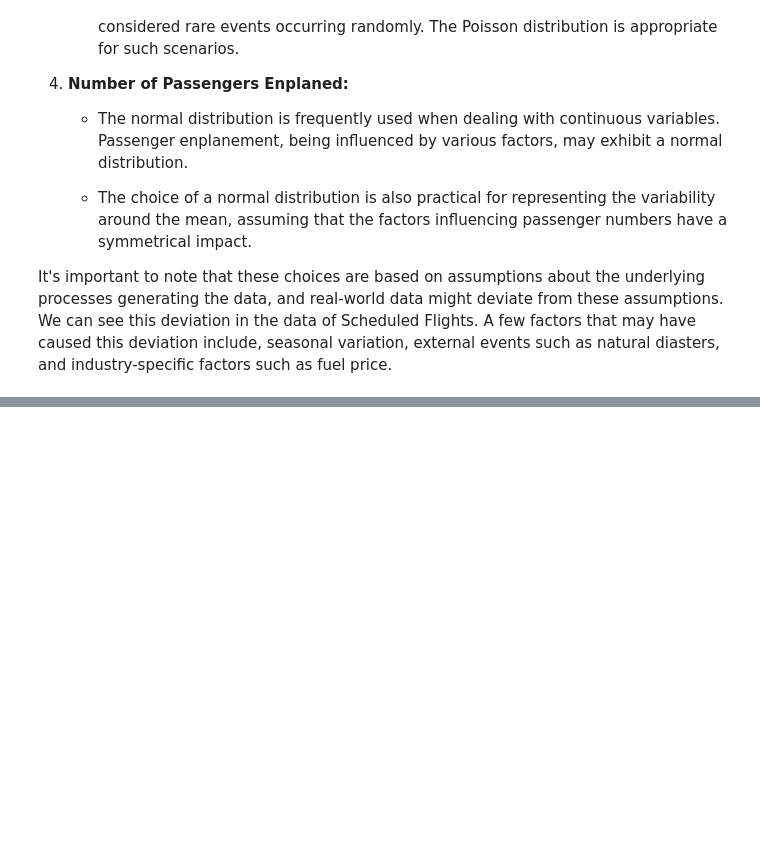
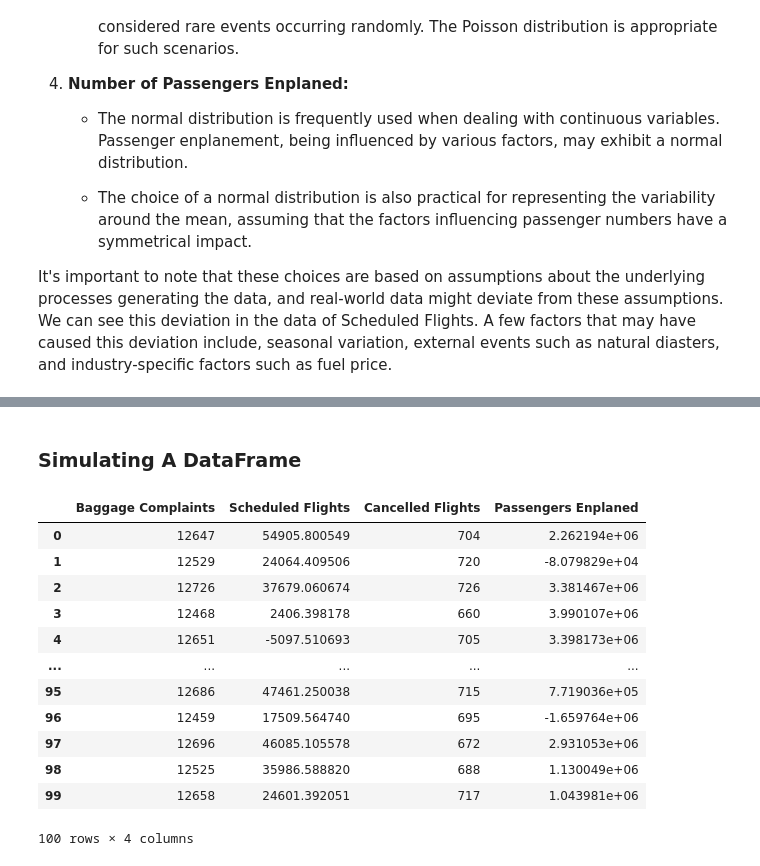
Before and after one commit to claretubs/programming-data-analysis-project, a Jupyter notebook: project1.ipynb, the cells around one changed output, grey strips where cells are left out. Saved outputs shown, nothing was run; the diff lists cells and outputs as text; code cells hidden in the pictures; blank space fills up the shorter version.

Commit message:
Simulated DataFrame

```diff
--- a/project1.ipynb
+++ b/project1.ipynb
@@ -178,0 +187,2 @@ It's important to note that these choices are based on assumptions about the und
+# %% [markdown]
+### Simulating A DataFrame
@@ -178,0 +192,35 @@ It's important to note that these choices are based on assumptions about the und
+# %%
+# Number of data points.
+num_samples = 100
+# %%
+# Simulate data for each variable with modified parameters.
+# Means and standard deviations got from existing dataset.
+baggage_complaints = np.random.poisson(lam=12613, size=num_samples)
+scheduled_flights = np.random.normal(loc=28128, scale=17092, size=num_samples)
+cancelled_flights = np.random.poisson(lam=703, size=num_samples)
+passengers_enplaned = np.random.normal(loc=2203871, scale=1788200, size=num_samples)
+# %%
+# Create a DataFrame to store the data.
+airline_data = pd.DataFrame({
+    "Baggage Complaints": baggage_complaints,
+    "Scheduled Flights": scheduled_flights,
+    "Cancelled Flights": cancelled_flights,
+    "Passengers Enplaned": passengers_enplaned
+})
+
+# Display the simulated data.
+airline_data
+# %% [output]
+|  | Baggage Complaints | Scheduled Flights | Cancelled Flights | Passengers Enplaned |
+| 0 | 12647 | 54905.800549 | 704 | 2.262194e+06 |
+| 1 | 12529 | 24064.409506 | 720 | -8.079829e+04 |
+| 2 | 12726 | 37679.060674 | 726 | 3.381467e+06 |
+| 3 | 12468 | 2406.398178 | 660 | 3.990107e+06 |
+| 4 | 12651 | -5097.510693 | 705 | 3.398173e+06 |
+| ... | ... | ... | ... | ... |
+| 95 | 12686 | 47461.250038 | 715 | 7.719036e+05 |
+| 96 | 12459 | 17509.564740 | 695 | -1.659764e+06 |
+| 97 | 12696 | 46085.105578 | 672 | 2.931053e+06 |
+| 98 | 12525 | 35986.588820 | 688 | 1.130049e+06 |
+| 99 | 12658 | 24601.392051 | 717 | 1.043981e+06 |
+100 rows × 4 columns
```
Also changed, not shown: parts of 4 cells of this notebook.
